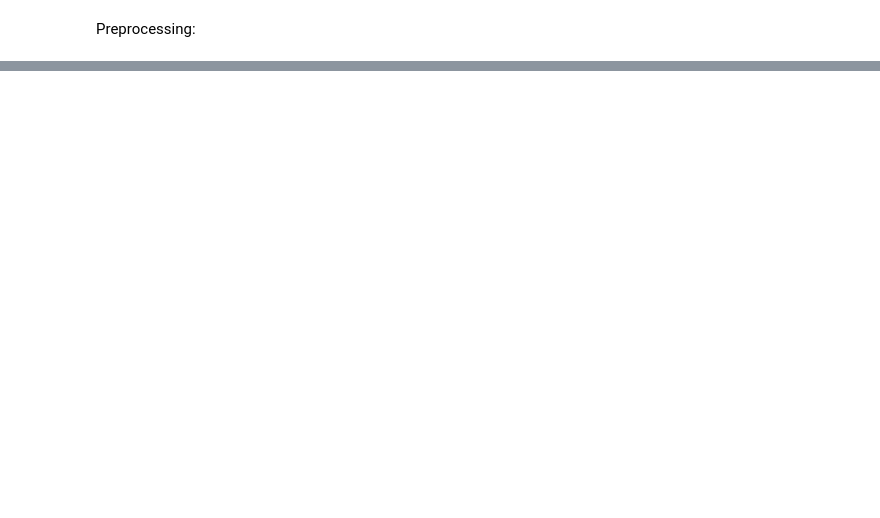
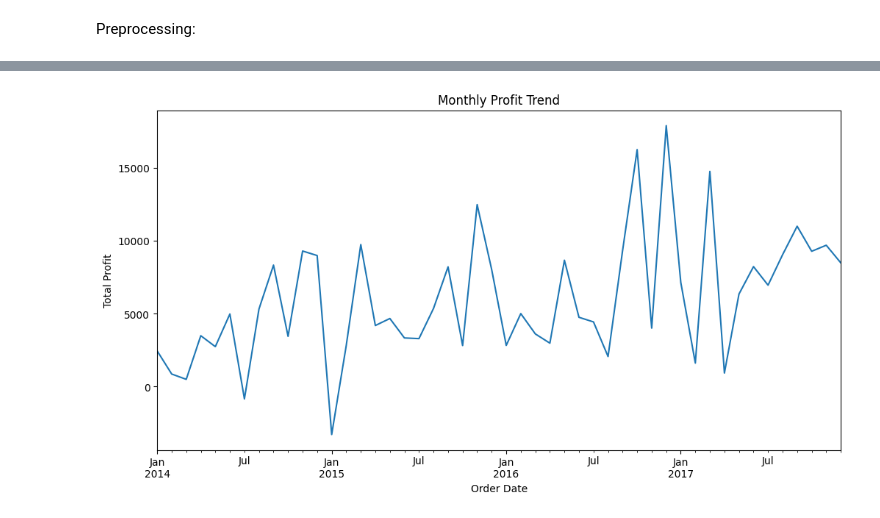
Before and after one commit to zaira-ra/ENSF444_Project, a Jupyter notebook: ENSF444Project.ipynb, the cells around one changed output, grey strips where cells are left out. Cells and saved outputs as stored; diff of their text form; code cells hidden in the pictures; blank space fills up the shorter version.

```diff
--- a/ENSF444Project.ipynb
+++ b/ENSF444Project.ipynb
@@ -102,0 +92,9 @@ from sklearn.preprocessing import LabelEncoder
+# %%
+df['Order Date'] = pd.to_datetime(df['Order Date'])
+monthly_profit = df.groupby(df['Order Date'].dt.to_period('M'))['Profit'].sum()
+monthly_profit.plot(figsize=(12,6))
+plt.title('Monthly Profit Trend')
+plt.ylabel('Total Profit')
+plt.show()
+# %% [output]
+[figure, added]
```
Also changed, not shown: parts of 16 cells of this notebook.
